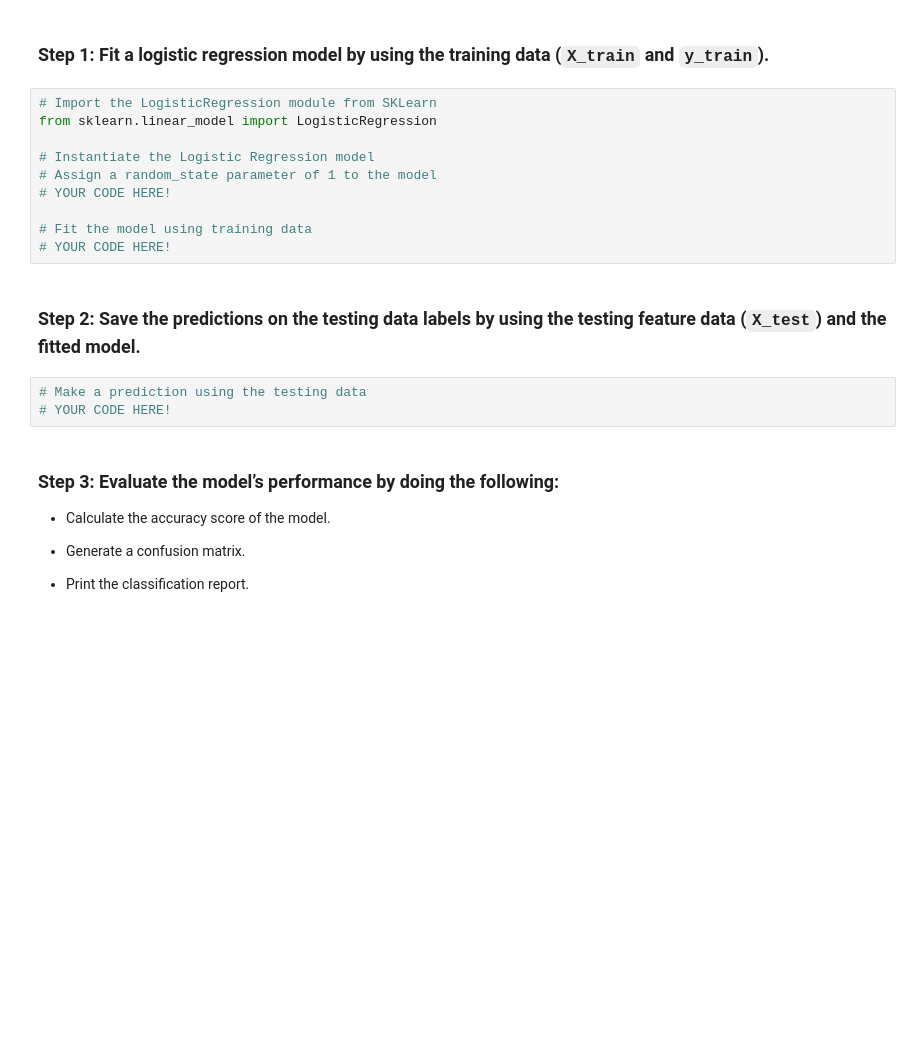
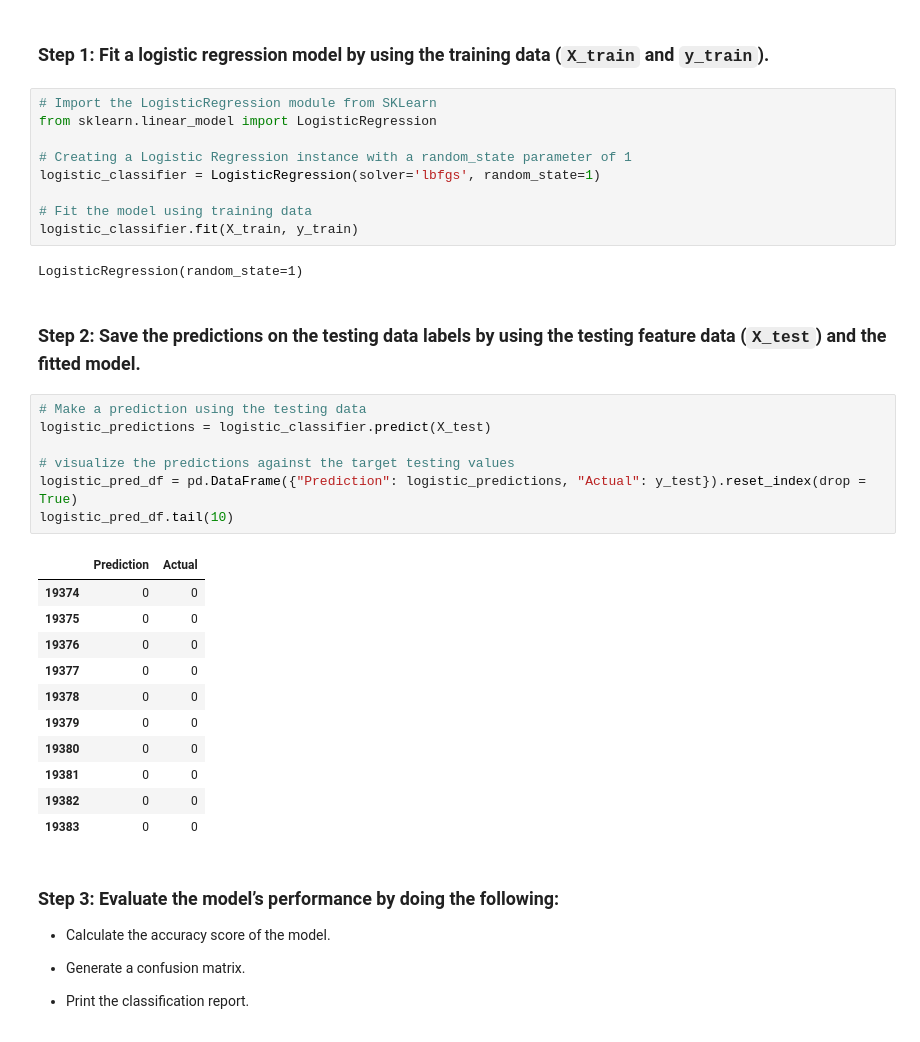
Before and after one commit to Jayplect/credit-risk-classification, a Jupyter notebook: credit_risk_classification.ipynb, the cells around one changed output. Cells and saved outputs as stored; diff of their text form; blank space fills up the shorter version.

```diff
--- a/credit_risk_classification.ipynb
+++ b/credit_risk_classification.ipynb
@@ -56,17 +126,34 @@ from sklearn.model_selection import train_test_split
 # Import the LogisticRegression module from SKLearn
 from sklearn.linear_model import LogisticRegression
 
-# Instantiate the Logistic Regression model
-# Assign a random_state parameter of 1 to the model
-# YOUR CODE HERE!
+# Creating a Logistic Regression instance with a random_state parameter of 1
+logistic_classifier = LogisticRegression(solver='lbfgs', random_state=1)
 
 # Fit the model using training data
-# YOUR CODE HERE!
+logistic_classifier.fit(X_train, y_train)
+# %% [output]
+LogisticRegression(random_state=1)
 # %% [markdown]
 ### Step 2: Save the predictions on the testing data labels by using the testing feature data (`X_test`) and the fitted model.
-# %%
-# Make a prediction using the testing data
-# YOUR CODE HERE!
+# %%
+# Make a prediction using the testing data
+logistic_predictions = logistic_classifier.predict(X_test)
+
+# visualize the predictions against the target testing values
+logistic_pred_df = pd.DataFrame({"Prediction": logistic_predictions, "Actual": y_test}).reset_index(drop = True)
+logistic_pred_df.tail(10)
+# %% [output]
+|  | Prediction | Actual |
+| 19374 | 0 | 0 |
+| 19375 | 0 | 0 |
+| 19376 | 0 | 0 |
+| 19377 | 0 | 0 |
+| 19378 | 0 | 0 |
+| 19379 | 0 | 0 |
+| 19380 | 0 | 0 |
+| 19381 | 0 | 0 |
+| 19382 | 0 | 0 |
+| 19383 | 0 | 0 |
 # %% [markdown]
 ### Step 3: Evaluate the model’s performance by doing the following:
 
```
Also changed, not shown: parts of 16 cells of this notebook.
